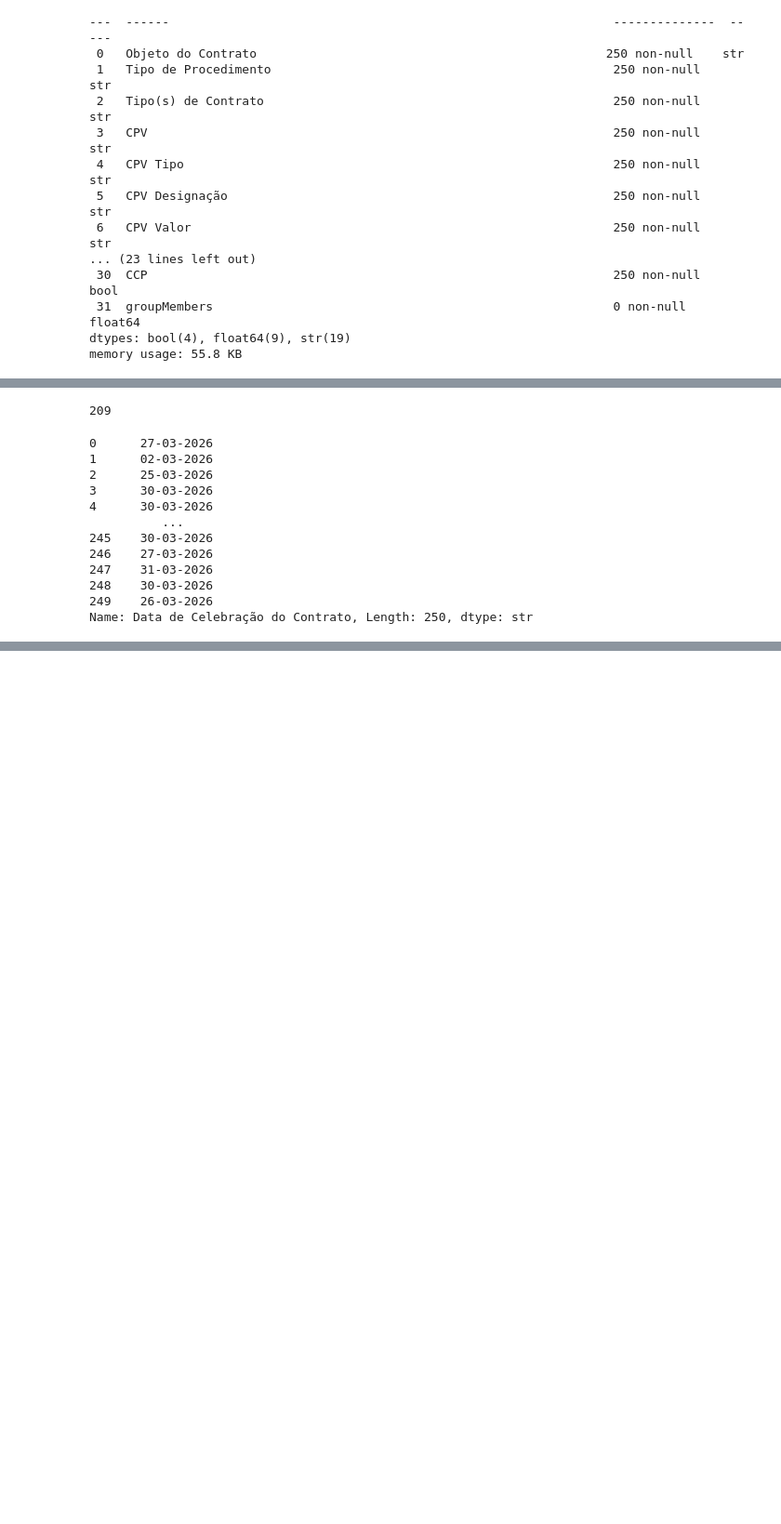
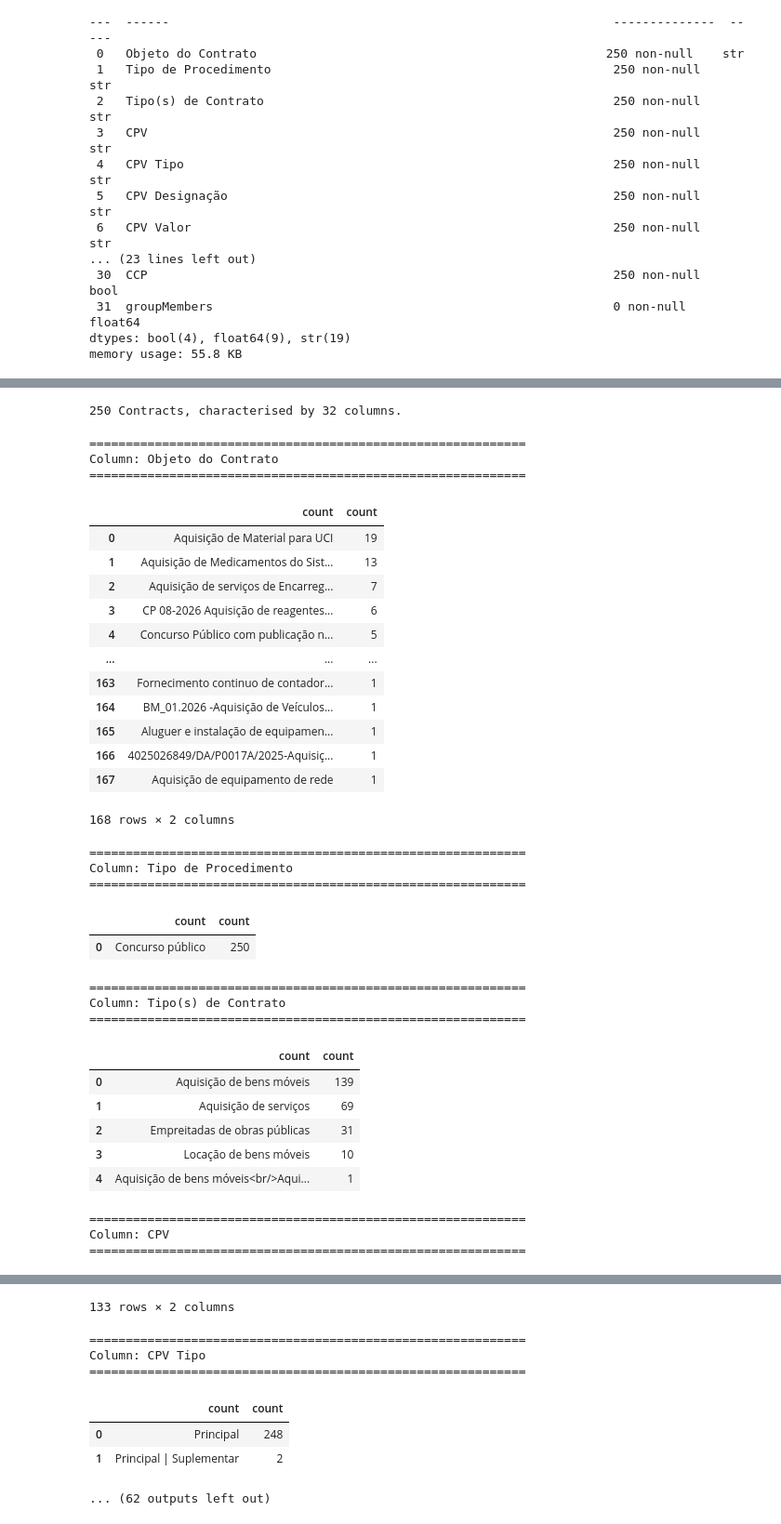
Before and after one commit to beatrizmarques2005/network-analysis, a Jupyter notebook: project/notebooks/exploration.ipynb, the cells around one changed output, grey strips where cells are left out. Shown at 93% size. Drawn from its saved outputs; the diff is of its cells as text; code cells hidden in the pictures; blank space fills up the shorter version.

```diff
--- a/project/notebooks/exploration.ipynb
+++ b/project/notebooks/exploration.ipynb
@@ -95,19 +98,50 @@ df['Entidade(s) Adjudicante(s)'].nunique()
 # %%
-df['Entidade(s) Adjudicatária(s)'].nunique()
+print("{} Contracts, characterised by {} columns.".format(df.shape[0], df.shape[1]))
 # %% [output]
-209
+250 Contracts, characterised by 32 columns.
-# %%
-df["Data de Celebração do Contrato"]
-# %% [output]
-0      27-03-2026
-1      02-03-2026
-2      25-03-2026
-3      30-03-2026
-4      30-03-2026
-          ...
-245    30-03-2026
-246    27-03-2026
-247    31-03-2026
-248    30-03-2026
-249    26-03-2026
-Name: Data de Celebração do Contrato, Length: 250, dtype: str
+# %%
+for col in df.columns:
+    print("\n" + "="*60)
+    print(f"Column: {col}")
+    print("="*60)
+
+    display(
+        df[col]
+        .value_counts(dropna=False)
+        .reset_index()
+        .rename(columns={"index": col, col: "count"})
+    )
+# %% [output]
+============================================================
+Column: ﻿Objeto do Contrato
+============================================================
+|  | count | count |
+| 0 | Aquisição de Material para UCI | 19 |
+| 1 | Aquisição de Medicamentos do Sist... | 13 |
+| 2 | Aquisição de serviços de Encarreg... | 7 |
+| 3 | CP 08-2026 Aquisição de reagentes... | 6 |
+| 4 | Concurso Público com publicação n... | 5 |
+| ... | ... | ... |
+| 163 | Fornecimento continuo de contador... | 1 |
+| 164 | BM_01.2026 -Aquisição de Veículos... | 1 |
+| 165 | Aluguer e instalação de equipamen... | 1 |
+| 166 | 4025026849/DA/P0017A/2025-Aquisiç... | 1 |
+| 167 | Aquisição de equipamento de rede | 1 |
+168 rows × 2 columns
+============================================================
+Column: Tipo de Procedimento
+============================================================
+|  | count | count |
+| 0 | Concurso público | 250 |
+============================================================
+Column: Tipo(s) de Contrato
+============================================================
+|  | count | count |
+| 0 | Aquisição de bens móveis | 139 |
+| 1 | Aquisição de serviços | 69 |
+| 2 | Empreitadas de obras públicas | 31 |
+| 3 | Locação de bens móveis | 10 |
+| 4 | Aquisição de bens móveis<br/>Aqui... | 1 |
+============================================================
+Column: CPV
+============================================================
@@ -113,0 +160,8 @@ Name: Data de Celebração do Contrato, Length: 250, dtype: str
+133 rows × 2 columns
+============================================================
+Column: CPV Tipo
+============================================================
+|  | count | count |
+| 0 | Principal | 248 |
+| 1 | Principal | Suplementar | 2 |
+... (62 outputs left out)
```
Also changed, not shown: parts of 12 cells of this notebook, 2 other files.
